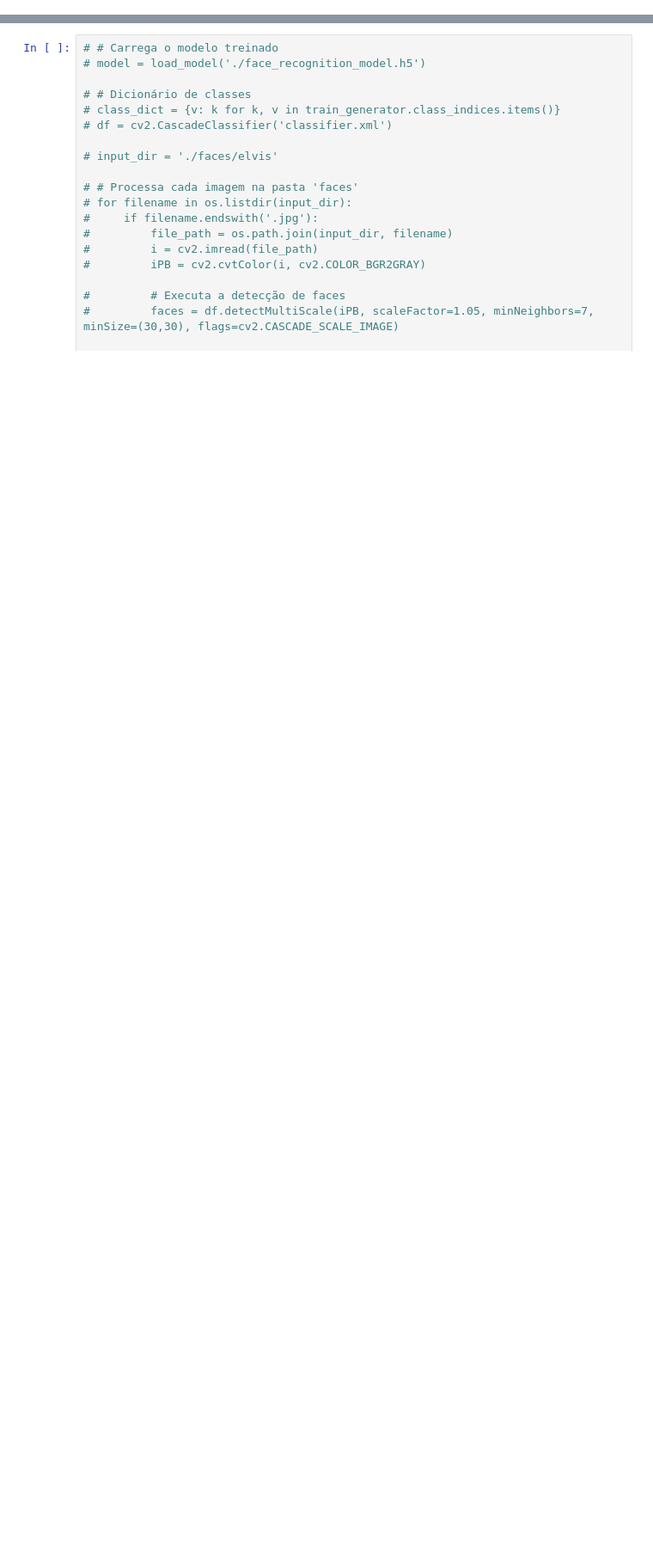
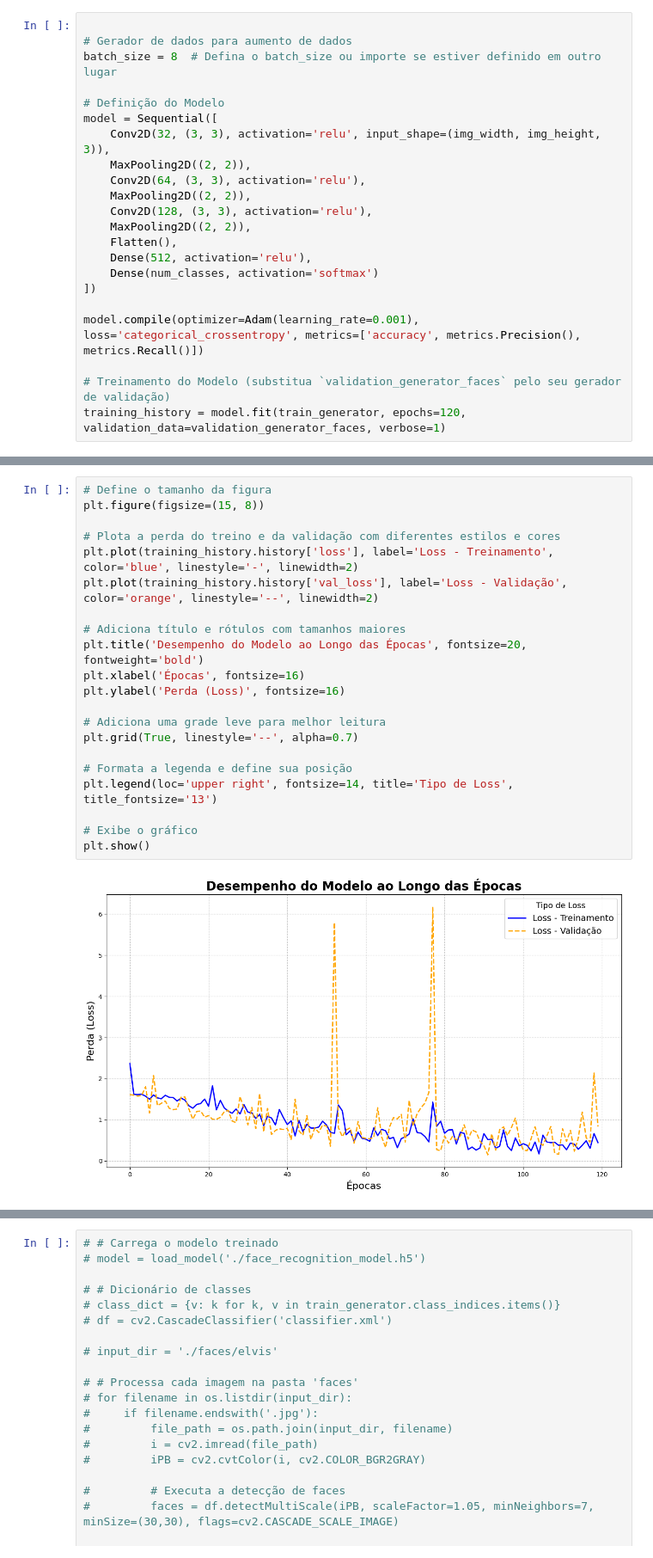
Before and after one commit to vinibodruch/face-identifier, a Jupyter notebook: deteccao-face.ipynb, the cells around one changed output, grey strips where cells are left out. Shown: that part at 86% size. Cells and saved outputs as stored; diff of their text form; blank space fills up the shorter version.

Commit message:
feat: face detection algoritm

```diff
--- a/deteccao-face.ipynb
+++ b/deteccao-face.ipynb
@@ -205,0 +228,22 @@ Modelo treinado e salvo com sucesso.
+# %%
+
+# Gerador de dados para aumento de dados
+batch_size = 8  # Defina o batch_size ou importe se estiver definido em outro lugar
+
+# Definição do Modelo
+model = Sequential([
+    Conv2D(32, (3, 3), activation='relu', input_shape=(img_width, img_height, 3)),
+    MaxPooling2D((2, 2)),
+    Conv2D(64, (3, 3), activation='relu'),
+    MaxPooling2D((2, 2)),
+    Conv2D(128, (3, 3), activation='relu'),
+    MaxPooling2D((2, 2)),
+    Flatten(),
+    Dense(512, activation='relu'),
+    Dense(num_classes, activation='softmax')
+])
+
+model.compile(optimizer=Adam(learning_rate=0.001), loss='categorical_crossentropy', metrics=['accuracy', metrics.Precision(), metrics.Recall()])
+
+# Treinamento do Modelo (substitua `validation_generator_faces` pelo seu gerador de validação)
+training_history = model.fit(train_generator, epochs=120, validation_data=validation_generator_faces, verbose=1)
@@ -205,0 +270,23 @@ Modelo treinado e salvo com sucesso.
+# %%
+# Define o tamanho da figura
+plt.figure(figsize=(15, 8))
+
+# Plota a perda do treino e da validação com diferentes estilos e cores
+plt.plot(training_history.history['loss'], label='Loss - Treinamento', color='blue', linestyle='-', linewidth=2)
+plt.plot(training_history.history['val_loss'], label='Loss - Validação', color='orange', linestyle='--', linewidth=2)
+
+# Adiciona título e rótulos com tamanhos maiores
+plt.title('Desempenho do Modelo ao Longo das Épocas', fontsize=20, fontweight='bold')
+plt.xlabel('Épocas', fontsize=16)
+plt.ylabel('Perda (Loss)', fontsize=16)
+
+# Adiciona uma grade leve para melhor leitura
+plt.grid(True, linestyle='--', alpha=0.7)
+
+# Formata a legenda e define sua posição
+plt.legend(loc='upper right', fontsize=14, title='Tipo de Loss', title_fontsize='13')
+
+# Exibe o gráfico
+plt.show()
+# %% [output]
+[figure, added]
```
Also changed, not shown: parts of 10 cells of this notebook.
